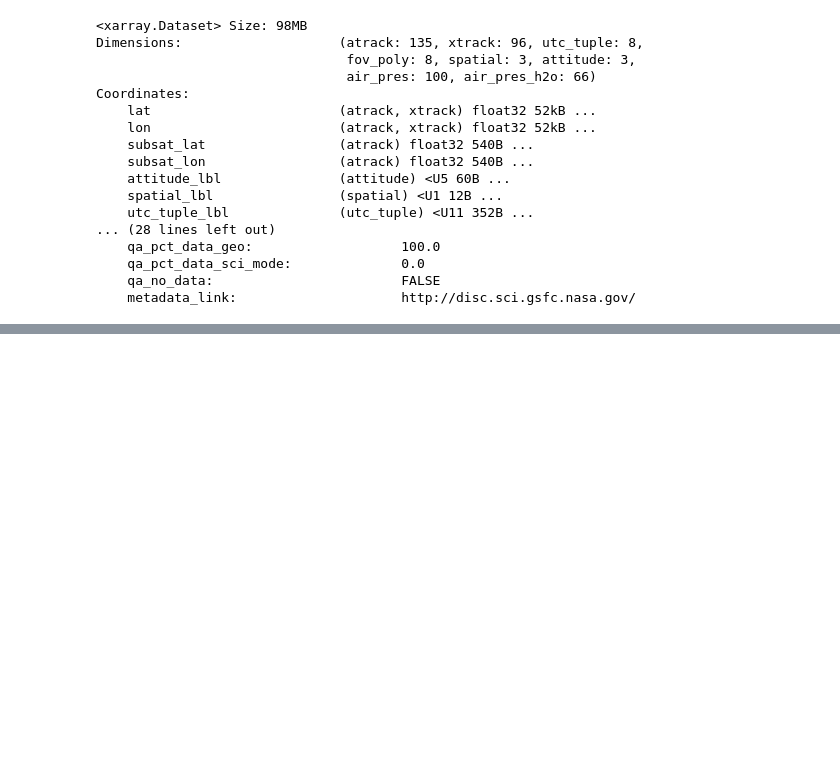
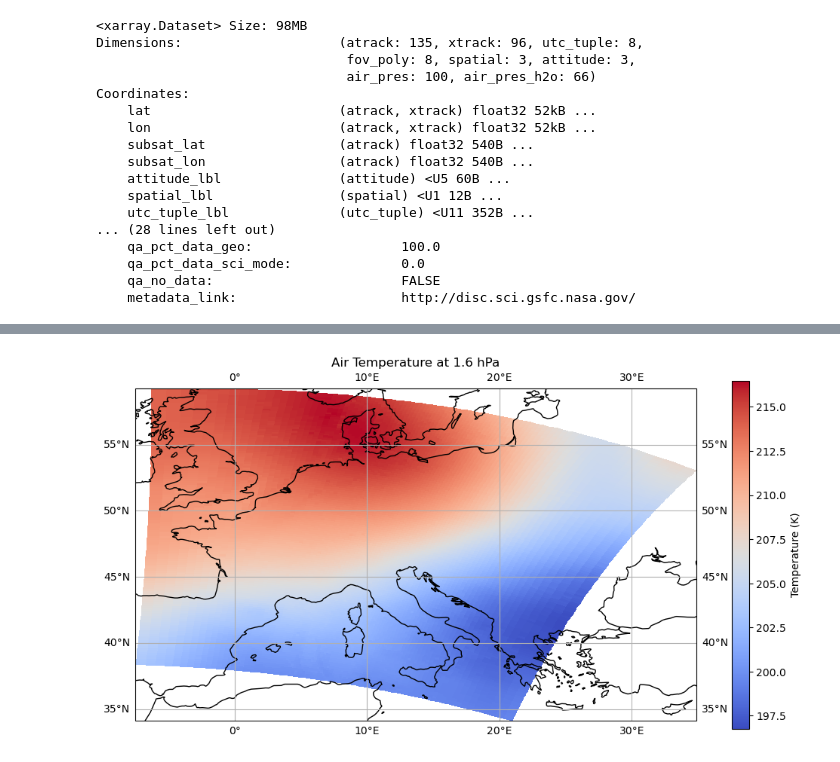
Before and after one commit to Robertogiordano/anomaly_detection_on_time_series_graph, a Jupyter notebook: NASA_analysis.ipynb, the cells around one changed output, grey strips where cells are left out. Saved outputs shown, nothing was run; the diff lists cells and outputs as text; code cells hidden in the pictures; blank space fills up the shorter version.

```diff
--- a/NASA_analysis.ipynb
+++ b/NASA_analysis.ipynb
@@ -7,2 +118,27 @@ import cartopy.crs as ccrs
+# %%
+def plot_worldmap(data, label=None, title=None, vmin=None, vmax=None):
+    plt.figure(figsize=(12, 6))
+    ax = plt.axes(projection=ccrs.PlateCarree())  # Use Plate Carree projection for global map
+
+    # Plot the data
+    data.plot.pcolormesh(
+        ax=ax,
+        transform=ccrs.PlateCarree(),  # Transform to Plate Carree for correct projection
+        x='lon',                        # Longitude coordinate
+        y='lat',                        # Latitude coordinate
+        cmap='coolwarm',                # Use a colormap like 'coolwarm' for temperature
+        vmin=vmin,                      # Minimum value for color scale
+        vmax=vmax,                      # Maximum value for color scale
+        cbar_kwargs={'label': label}    # Colorbar label
+    )
+
+    # Add coastlines and gridlines for context
+    ax.coastlines()
+    ax.gridlines(draw_labels=True, dms=True, x_inline=False, y_inline=False)
+
+    # Set a title
+    plt.title(title)
+
+    plt.show()
 # %% [markdown]
 # Level-3 CLIMCAPS SNPP CrIMSS
@@ -334,0 +348,10 @@ Coordinates:
+# %%
+# Select a specific pressure level and orbit pass
+# For example, air_pres=500 (assuming 500 hPa) and orbit_pass=0
+air_temp_slice = data['air_temp'].sel(
+    air_pres=1.6,
+    method='nearest')
+
+plot_worldmap(air_temp_slice,label='Temperature (K)',title='Air Temperature at 1.6 hPa')
+# %% [output]
+[figure, added]
```
Also changed, not shown: parts of 54 cells of this notebook, 4 other files.
